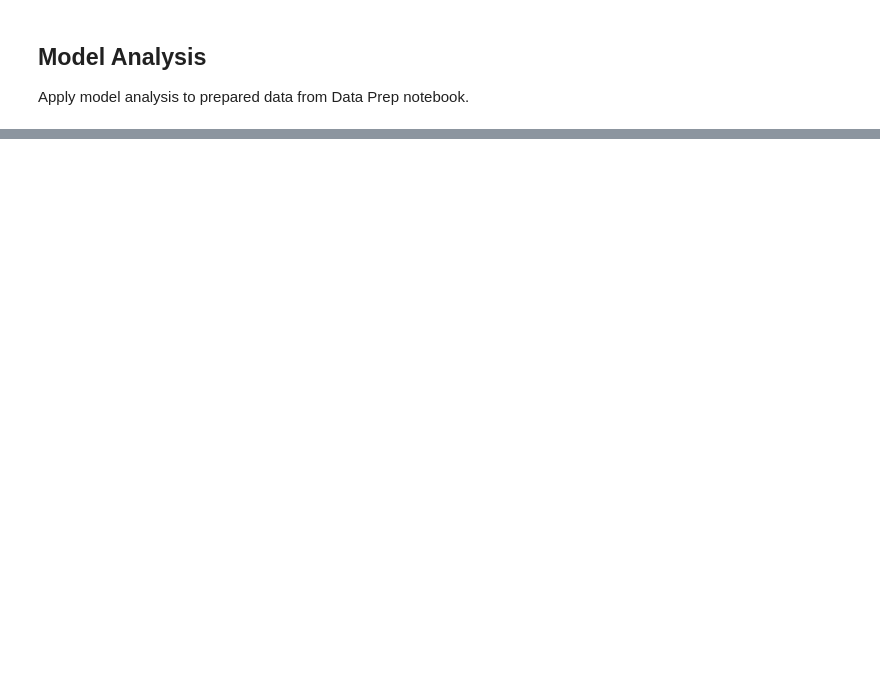
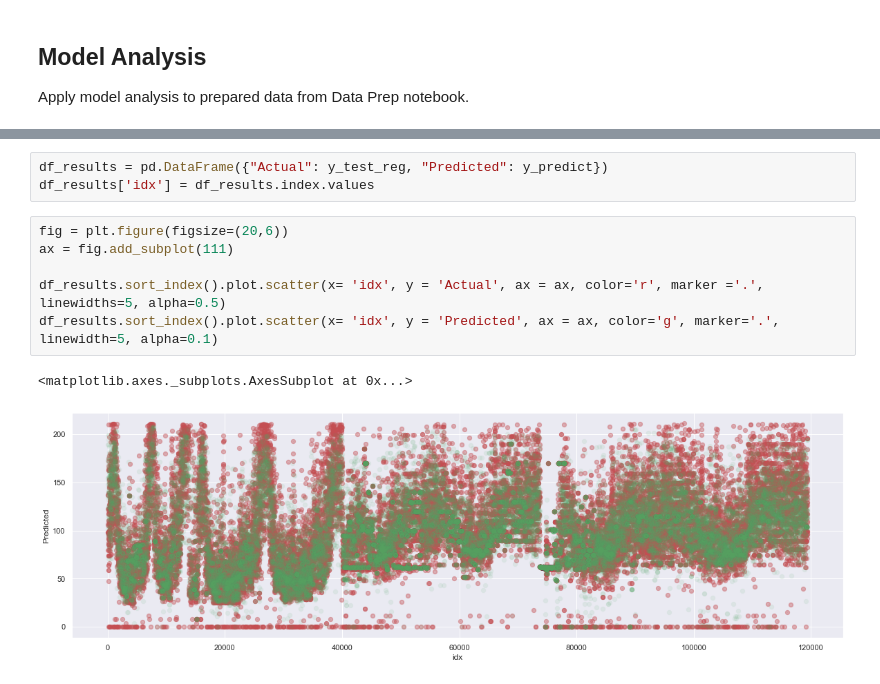
Before and after one commit to sandeepborkartech/ML_HotelPricing, a Jupyter notebook: ML_TEAM_4_Hotel_Model_Analysis_Regression.ipynb, the cells around one changed output, grey strips where cells are left out. Drawn from its saved outputs; the diff is of its cells as text; blank space fills up the shorter version.

```diff
--- a/ML_TEAM_4_Hotel_Model_Analysis_Regression.ipynb
+++ b/ML_TEAM_4_Hotel_Model_Analysis_Regression.ipynb
@@ -488,0 +254,12 @@ Recall :  0.7116937161880982
+# %%
+df_results = pd.DataFrame({"Actual": y_test_reg, "Predicted": y_predict})
+df_results['idx'] = df_results.index.values
+# %%
+fig = plt.figure(figsize=(20,6))
+ax = fig.add_subplot(111)
+
+df_results.sort_index().plot.scatter(x= 'idx', y = 'Actual', ax = ax, color='r', marker ='.', linewidths=5, alpha=0.5)
+df_results.sort_index().plot.scatter(x= 'idx', y = 'Predicted', ax = ax, color='g', marker='.', linewidth=5, alpha=0.1)
+# %% [output]
+<matplotlib.axes._subplots.AxesSubplot at 0x...>
+[figure, added]
```
Also changed, not shown: parts of 32 cells of this notebook.
